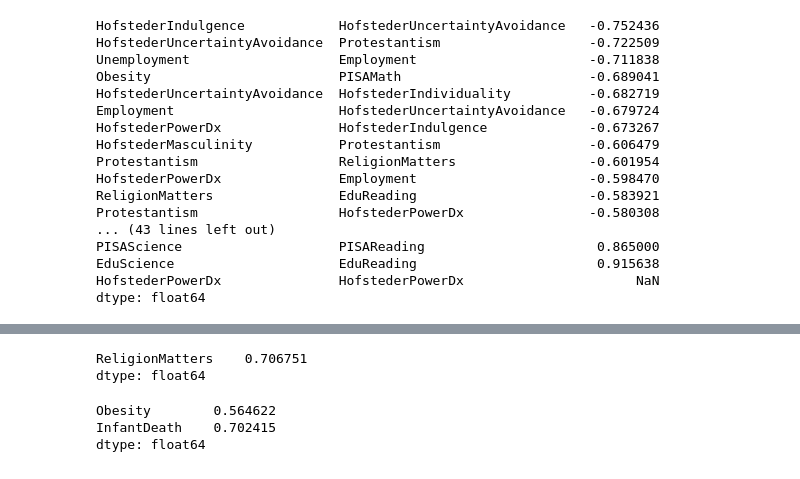
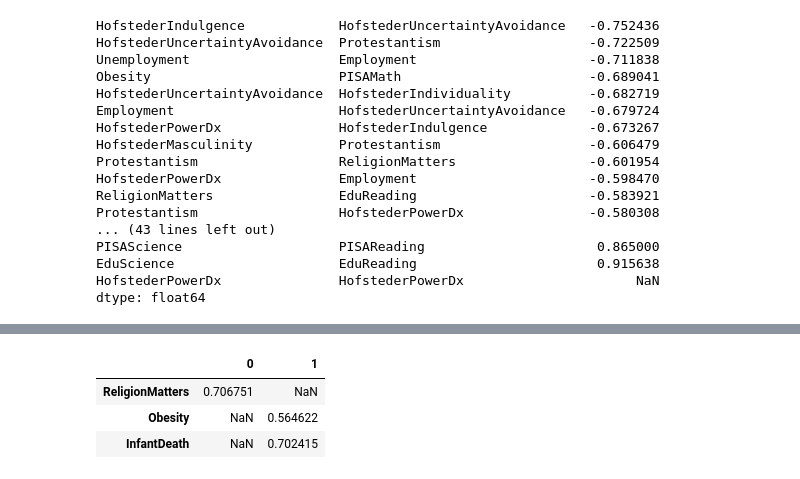
Before and after one commit to JamesIgoe/AzureNotebooks, a Jupyter notebook: COVIDAndHofstede.ipynb, the cells around one changed output, grey strips where cells are left out. Drawn from its saved outputs; the diff is of its cells as text; code cells hidden in the pictures.

```diff
--- a/COVIDAndHofstede.ipynb
+++ b/COVIDAndHofstede.ipynb
@@ -183,12 +97,8 @@ MultiIndex([(          'HofstederIndulgence', 'HofstederUncertaintyAvoidance'),
-# %%
-newList['Gini',].index
-newList['Gini',]
-# %% [output]
-ReligionMatters    0.706751
-dtype: float64
-# %%
-newList[:,'Gini']
-# %% [output]
-Obesity        0.564622
-InfantDeath    0.702415
-dtype: float64
+# %%
+giniConcat = pd.concat([newList['Gini',],newList[:,'Gini']], axis=1)
+giniConcat
+# %% [output]
+|  | 0 | 1 |
+| ReligionMatters | 0.706751 | NaN |
+| Obesity | NaN | 0.564622 |
+| InfantDeath | NaN | 0.702415 |
```
Also changed, not shown: parts of 10 cells of this notebook.
